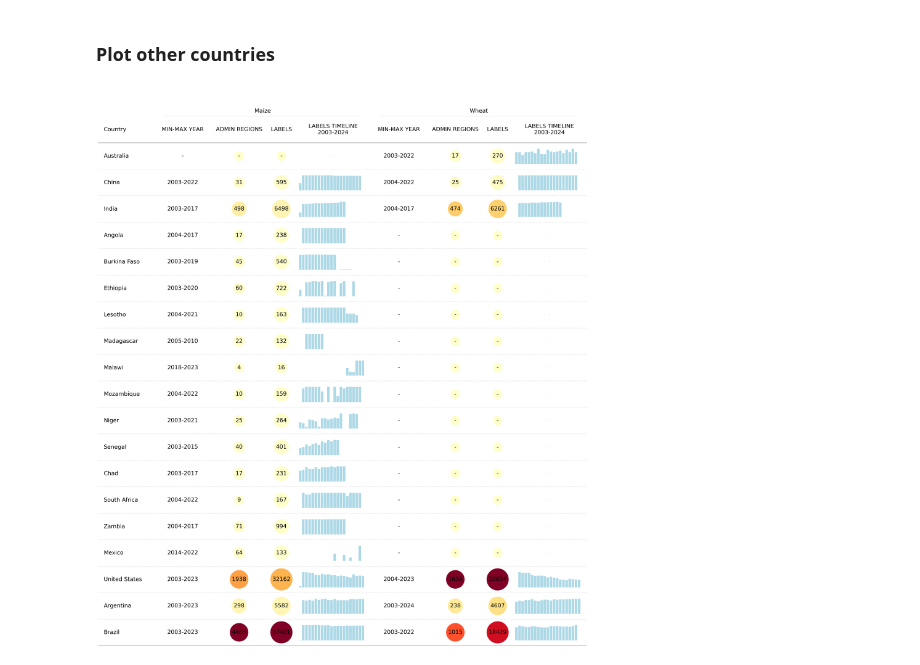
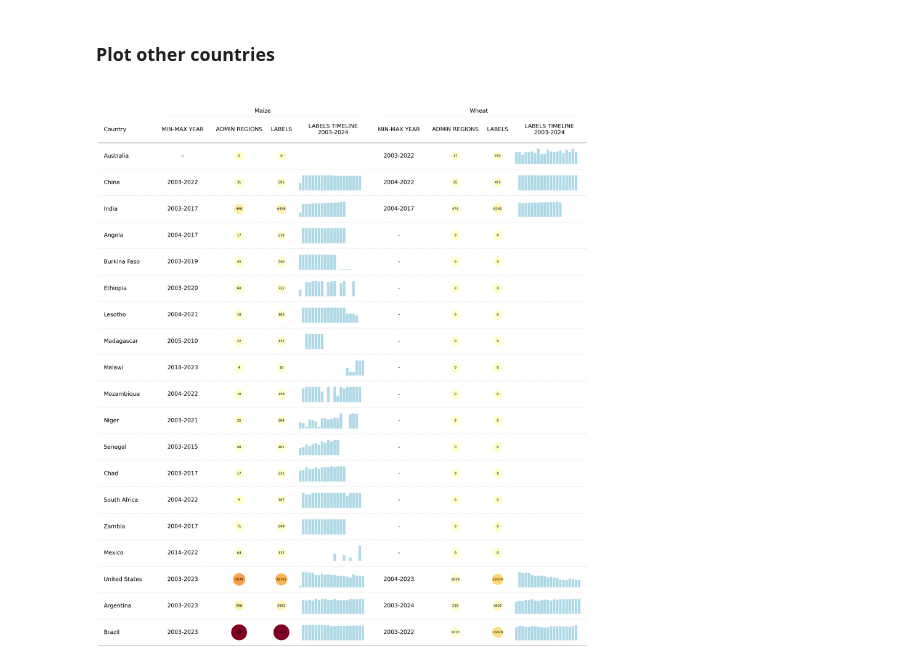
Before and after one commit to BigDataWUR/AgML-CY-Bench, a Jupyter notebook: notebooks/cybench_summary.ipynb, the cells around one changed output. Cells and saved outputs as stored; diff of their text form; code cells hidden in the pictures.

```diff
--- a/notebooks/cybench_summary.ipynb
+++ b/notebooks/cybench_summary.ipynb
@@ -274,16 +315,6 @@ fig, ax = plt.subplots(figsize=(56, 64))
 
 noneu_summary_df = summary_df[~summary_df["country_code"].isin(EU_COUNTRIES)]
 
-def custom_cmap(s: pd.Series, cmap="YlOrRd"):
-  vmin = s.min()
-  vmax = s.max()
-  norm = matplotlib.colors.Normalize(vmin=vmin, vmax=vmax)
-  m = matplotlib.cm.ScalarMappable(norm=norm, cmap=cmap)
-
-  return m.to_rgba
-
-maize_label = "Maize"
-wheat_label = "Wheat"
 
 tab = Table(
             noneu_summary_df,
@@ -302,18 +333,14 @@ tab = Table(
                        title="ADMIN REGIONS",
                        formatter=handle_na,
                        width=1.5,
-                       textprops={"ha": "center",
-                                  "bbox": {"boxstyle": "circle", "pad": 0.35},},
-                       cmap=custom_cmap(noneu_summary_df["maize_adm_id_count"]),
+                       plot_fn=lambda ax, val: custom_plot_fn(ax, val, cmap=color_map_adm, min=min_adm, max=max_adm),
                        group=maize_label),
 
                 ColDef(name="maize_labels_count",
                        title="LABELS",
                        formatter=handle_na,
                        width=0.75,
-                       textprops={"ha": "center",
-                                  "bbox": {"boxstyle": "circle", "pad": 0.35},},
-                       cmap=custom_cmap(noneu_summary_df["maize_labels_count"]),
+                       plot_fn=lambda ax, val: custom_plot_fn(ax, val, cmap=color_map_labels, min=min_labels, max=max_labels),
                        group=maize_label),
 
                 ColDef(name="maize_years",
@@ -334,47 +361,43 @@ tab = Table(
                        title="ADMIN REGIONS",
                        formatter=handle_na,
                        width=1.5,
-                       textprops={"ha": "center",
-                                  "bbox": {"boxstyle": "circle", "pad": 0.35},},
-                       cmap=custom_cmap(noneu_summary_df["wheat_adm_id_count"]),
+                       plot_fn=lambda ax, val: custom_plot_fn(ax, val, cmap=color_map_labels, min=min_labels, max=max_labels),
                        group=wheat_label),
 
                 ColDef(name="wheat_labels_count",
                        title="LABELS",
                        formatter=handle_na,
                        width=0.75,
-                       textprops={"ha": "center",
-                                  "bbox": {"boxstyle": "circle", "pad": 0.35},},
-                       cmap=custom_cmap(noneu_summary_df["wheat_labels_count"]),
+                       plot_fn=lambda ax, val: custom_plot_fn(ax, val, cmap=color_map_labels, min=min_labels, max=max_labels),
                        group=wheat_label),
 
                 ColDef(name="wheat_years",
                        title="MIN-MAX YEAR",
                        textprops={
                          "ha": "center",
                        },
                        width=1.5,
                        group=wheat_label),
 
                 ColDef(name="wheat_labels_count_per_year",
                        title="LABELS TIMELINE\n2003-2024", width=2,
                        group= wheat_label,
                        plot_fn=densities_plot,
                        textprops={"ha": "center"}),
                 ],
             row_dividers=True,
             col_label_divider=True,
             footer_divider=True,
             textprops={
                 "fontsize": 36,
                 "font": "sans serif",
                 "ha":"center",
             },
             row_divider_kw={"linewidth": 1, "linestyle": (0, (1, 5))},
             col_label_divider_kw={"linewidth": 1, "linestyle": "-"},
             column_border_kw={"linewidth": 1, "linestyle": "-"},
         )
 
 plt.show()
 # %% [output]
-[figure, old version]
+[figure, new version]
```
Also changed, not shown: parts of 2 cells of this notebook.
